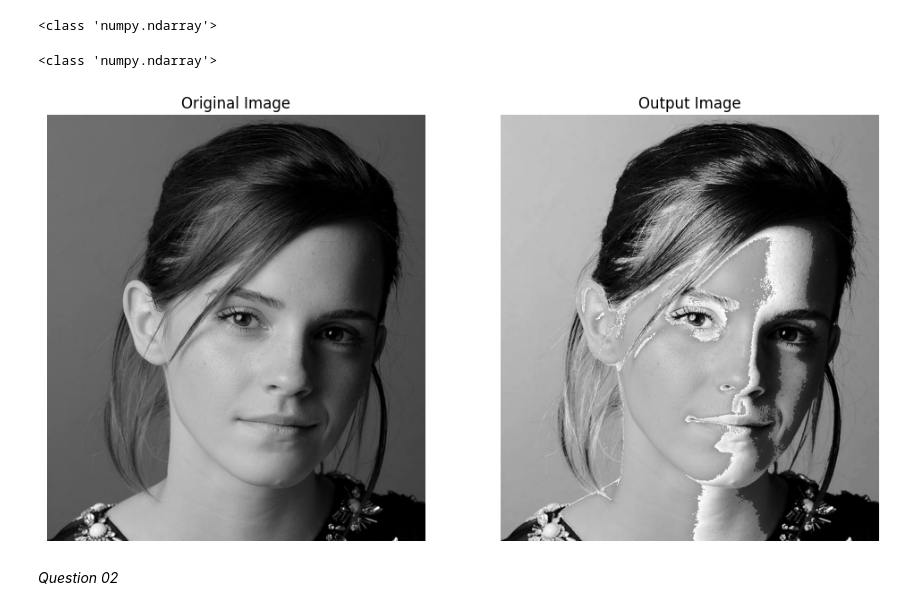
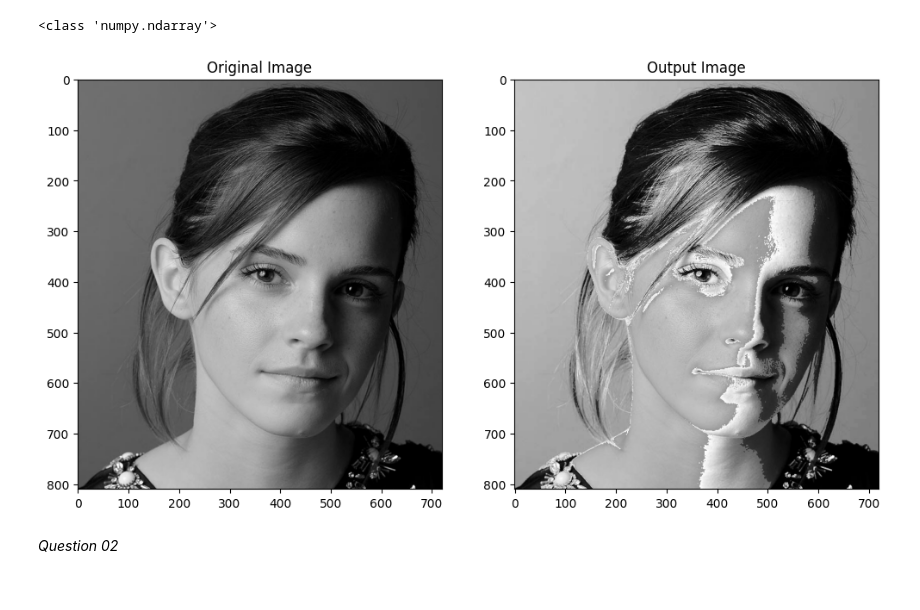
Before and after one commit to SadeepRathnayaka/EN3160_Assignment1, a Jupyter notebook: Assignment1.ipynb, the cells around one changed output. Drawn from its saved outputs; the diff is of its cells as text; code cells hidden in the pictures.

```diff
--- a/Assignment1.ipynb
+++ b/Assignment1.ipynb
@@ -20,32 +20,29 @@ image = cv.cvtColor(image, cv.COLOR_BGR2RGB)
 t1 = np.arange(0,51).astype(np.uint8)
 t2 = (np.arange(51,151).astype(np.uint8))*1.55 + (255 - 155*1.5)
 t3 = np.arange(151,256).astype(np.uint8)
-t = np.concatenate((t1,t2,t3)).astype(int)
+trans = np.concatenate((t1,t2,t3)).astype(int)
 
 print(type(t))
 # %% [output]
 <class 'numpy.ndarray'>
 # %%
 
-g = t[image]
-print(type(t))
+transformed = trans[image]
+
 
 plt.figure(figsize=(12,12))
 
 plt.subplot(1,2,1)
 plt.imshow(image, cmap = 'gray')
 plt.title('Original Image')
-plt.axis('off')
 
 plt.subplot(1,2,2)
-plt.imshow(g, cmap = 'gray')
+plt.imshow(transformed, cmap = 'gray')
 plt.title('Output Image')
-plt.axis('off')
 
 plt.show()
 # %% [output]
-<class 'numpy.ndarray'>
-[figure, old version]
+[figure, new version]
 # %% [markdown]
 *Question 02*
 # %%
```
Also changed, not shown: parts of 6 cells of this notebook, 1 other file.
